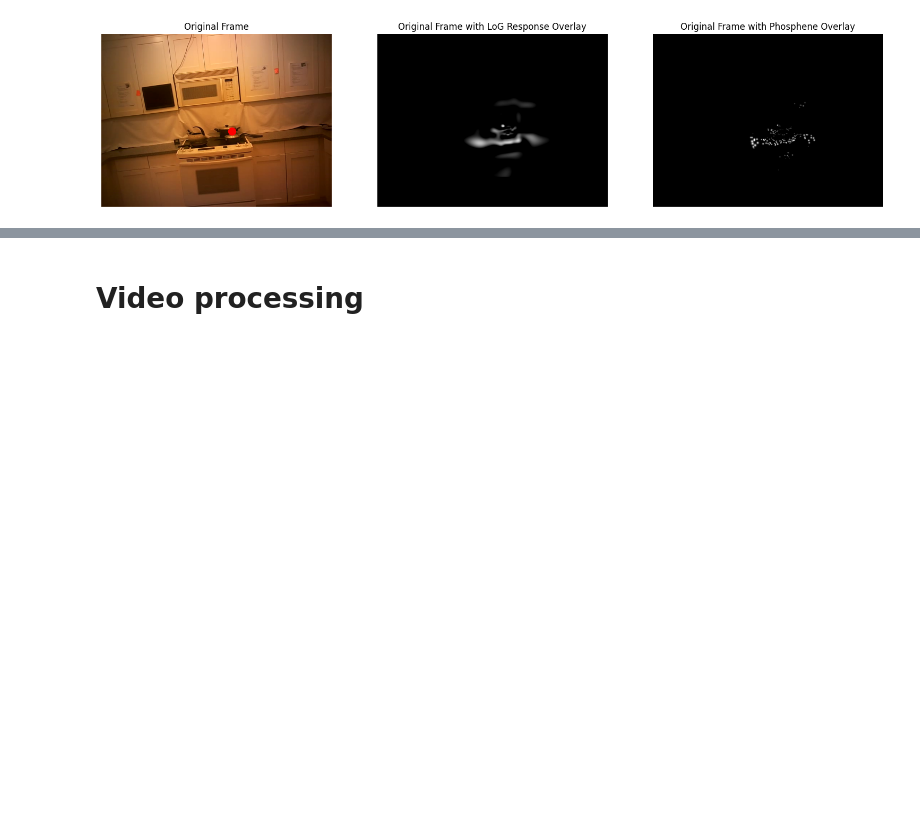
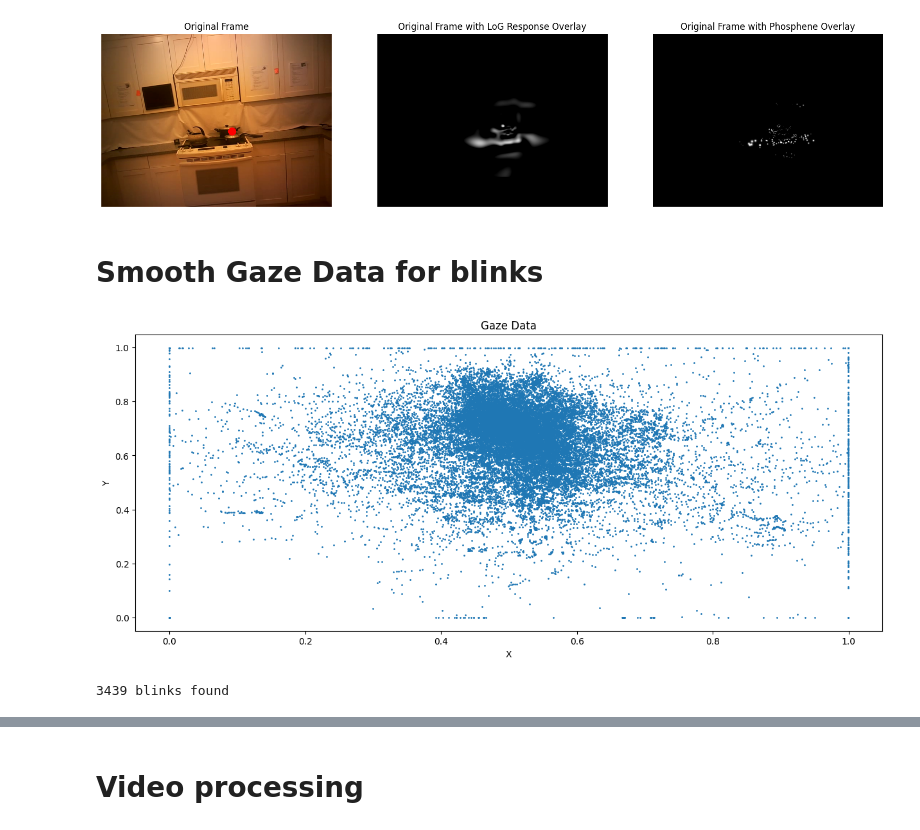
Before and after one commit to MichelleAppel/SCAPE, a Jupyter notebook: notebooks/gaze_demo.ipynb, the cells around one changed output, grey strips where cells are left out. Drawn from its saved outputs; the diff is of its cells as text; code cells hidden in the pictures; blank space fills up the shorter version.

Commit message:
blink gaze smoothing

```diff
--- a/notebooks/gaze_demo.ipynb
+++ b/notebooks/gaze_demo.ipynb
@@ -647,3 +647,28 @@ plt.axis("off")
 plt.show()
 # %% [output]
 [figure]
+# %% [markdown]
+# Smooth Gaze Data for blinks
+# %%
+# plot eye gaze data
+plt.figure(figsize=(15, 6))
+# scatterplot x,y gaze data
+plt.scatter(gaze_data[:,0], gaze_data[:,1], s=1)
+plt.title('Gaze Data')
+plt.xlabel('X')
+plt.ylabel('Y')
+plt.show()
+# %% [output]
+[figure, added]
+# %%
+blink_epsilon = 0.01
+# find blinks where x or y is less than epsilon or more than 1-epsilon
+blink_indices = np.where(
+    (gaze_data[:,0] < blink_epsilon) | (gaze_data[:,0] > 1-blink_epsilon) |
+    (gaze_data[:,1] < blink_epsilon) | (gaze_data[:,1] > 1-blink_epsilon)
+)[0]
+
+# n many blnks found
+print(len(blink_indices), 'blinks found')
+# %% [output]
+3439 blinks found
```
Also changed, not shown: parts of 7 cells of this notebook, 2 other files.
